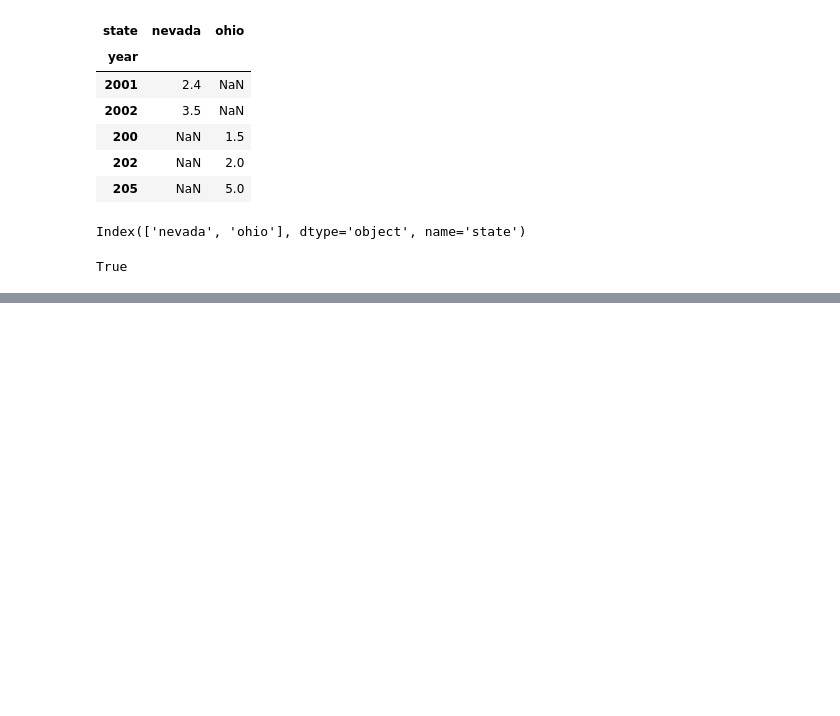
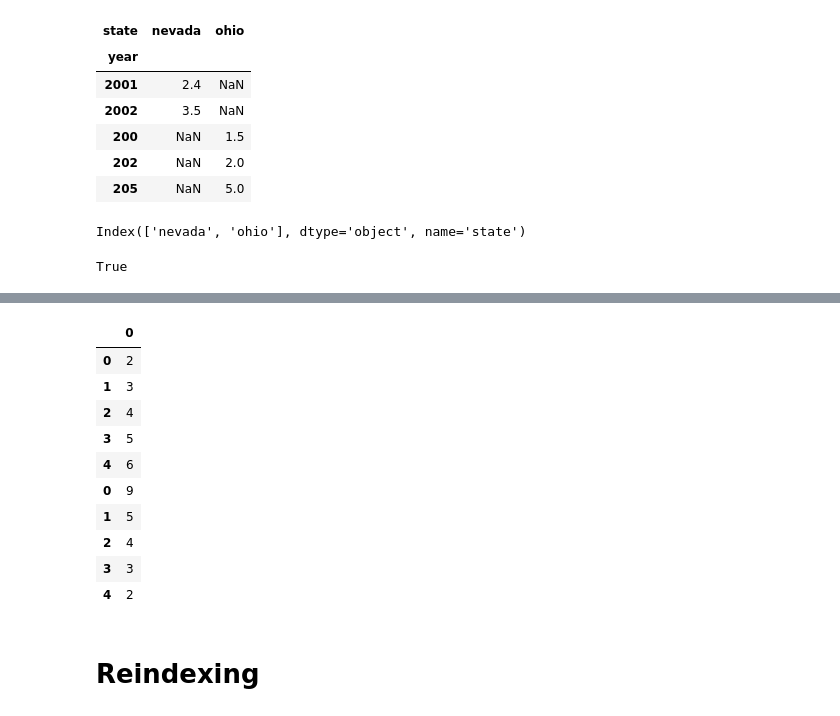
Before and after one commit to Iswaqasahmed/Pandas, a Jupyter notebook: pandas.ipynb, the cells around one changed output, grey strips where cells are left out. Cells and saved outputs as stored; diff of their text form; code cells hidden in the pictures; blank space fills up the shorter version.

Commit message:
reindexing

```diff
--- a/pandas.ipynb
+++ b/pandas.ipynb
@@ -482,0 +516,17 @@ True
+# %%
+appendDf = pd.DataFrame(a.append(b))
+appendDf
+# %% [output]
+|  | 0 |
+| 0 | 2 |
+| 1 | 3 |
+| 2 | 4 |
+| 3 | 5 |
+| 4 | 6 |
+| 0 | 9 |
+| 1 | 5 |
+| 2 | 4 |
+| 3 | 3 |
+| 4 | 2 |
+# %% [markdown]
+# Reindexing
```
Also changed, not shown: parts of 18 cells of this notebook.
